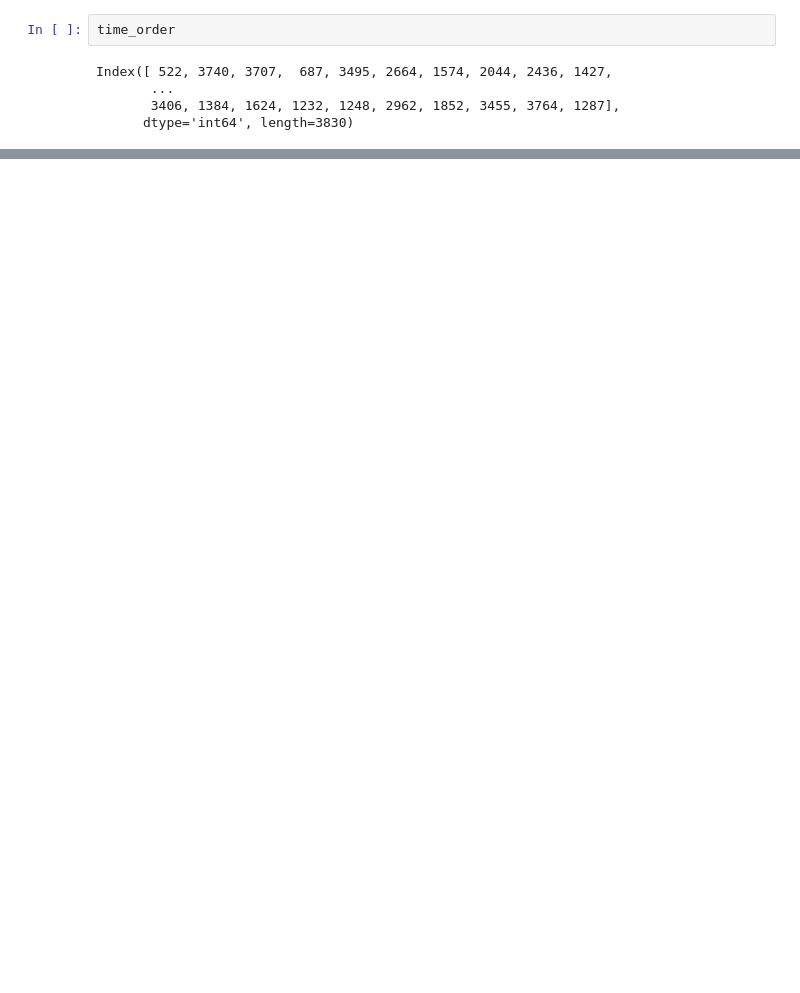
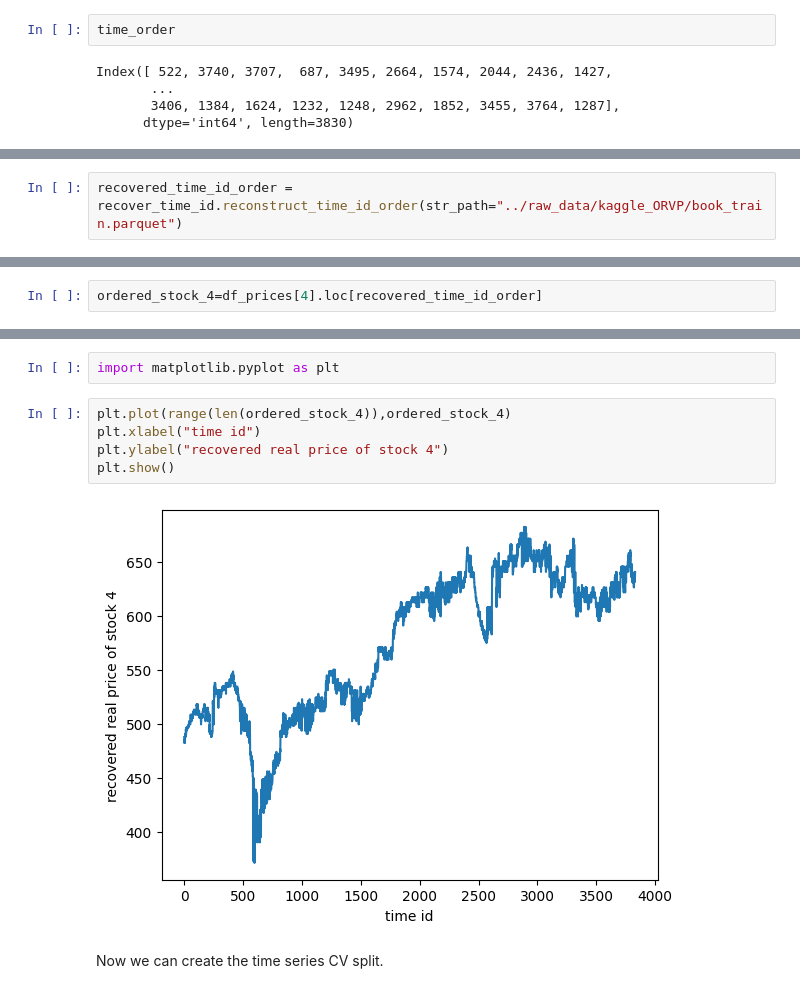
Before and after one commit to martinmf-dev/Realized_Volatility_Prediction_-erdos_deeplearning-, a Jupyter notebook: data_processing/understanding_time_id_recovery.ipynb, the cells around one changed output, grey strips where cells are left out. Saved outputs shown, nothing was run; the diff lists cells and outputs as text; blank space fills up the shorter version.

Commit message:
update involving the time_id order recovery.

```diff
--- a/data_processing/understanding_time_id_recovery.ipynb
+++ b/data_processing/understanding_time_id_recovery.ipynb
@@ -208,0 +220,2 @@ Index([ 522, 3740, 3707,  687, 3495, 2664, 1574, 2044, 2436, 1427,
+# %%
+recovered_time_id_order = recover_time_id.reconstruct_time_id_order(str_path="../raw_data/kaggle_ORVP/book_train.parquet")
@@ -208,0 +237,2 @@ Index([ 522, 3740, 3707,  687, 3495, 2664, 1574, 2044, 2436, 1427,
+# %%
+ordered_stock_4=df_prices[4].loc[recovered_time_id_order]
@@ -208,0 +260,11 @@ Index([ 522, 3740, 3707,  687, 3495, 2664, 1574, 2044, 2436, 1427,
+# %%
+import matplotlib.pyplot as plt
+# %%
+plt.plot(range(len(ordered_stock_4)),ordered_stock_4)
+plt.xlabel("time id")
+plt.ylabel("recovered real price of stock 4")
+plt.show()
+# %% [output]
+[figure, added]
+# %% [markdown]
+Now we can create the time series CV split.
```
Also changed, not shown: parts of 12 cells of this notebook, 2 other files.
